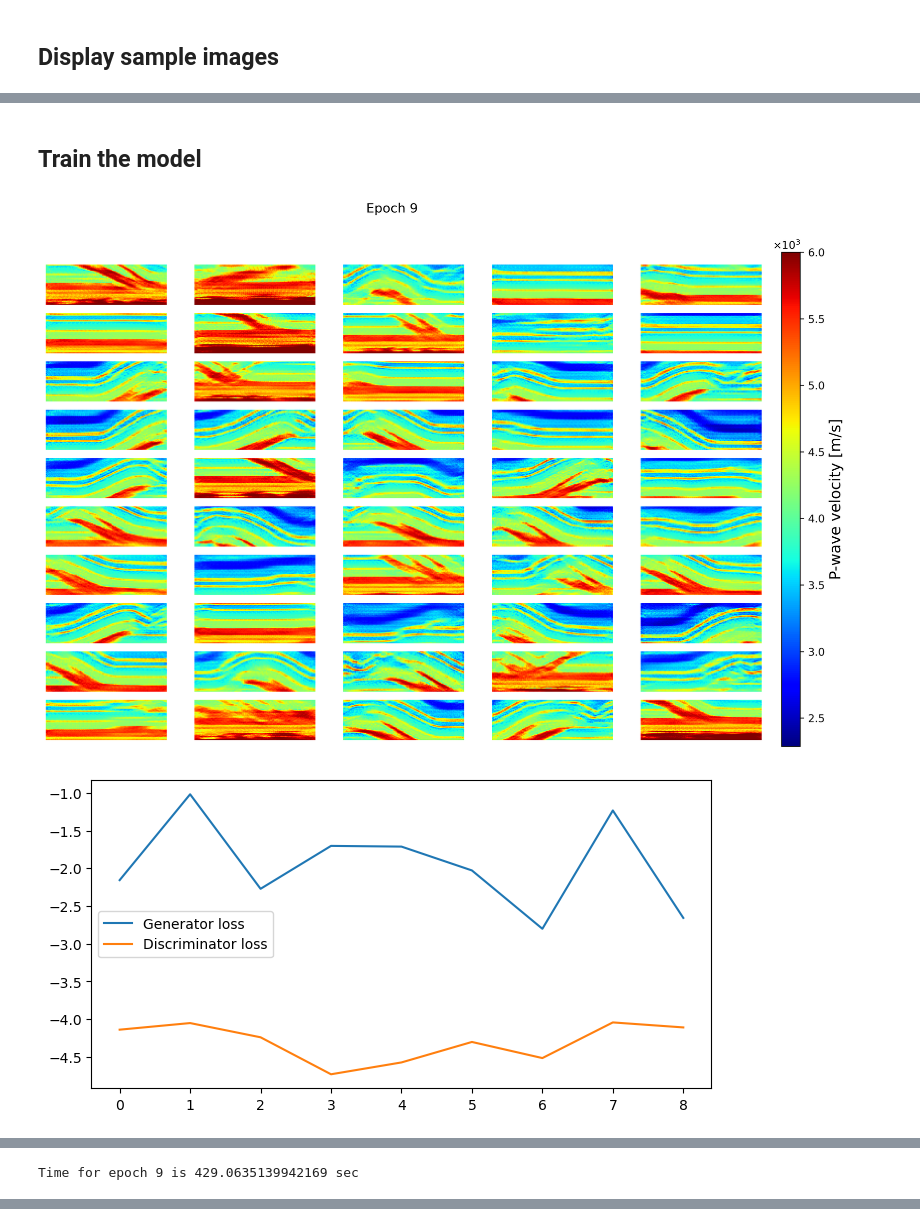
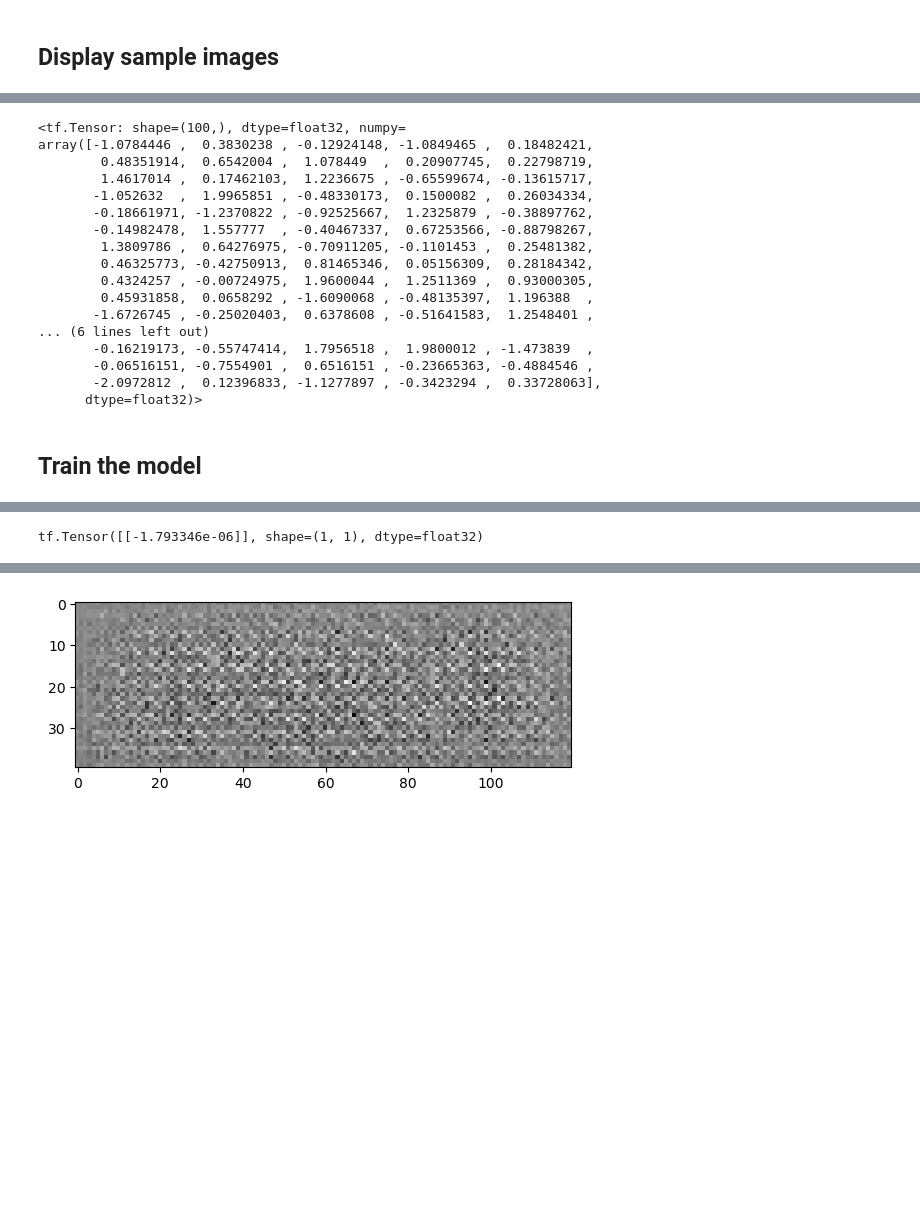
Before and after one commit to medicinely/fwi, a Jupyter notebook: 7_WGAN_GP_new_model.ipynb, the cells around one changed output, grey strips where cells are left out. Saved outputs shown, nothing was run; the diff lists cells and outputs as text; code cells hidden in the pictures; blank space fills up the shorter version.

```diff
--- a/7_WGAN_GP_new_model.ipynb
+++ b/7_WGAN_GP_new_model.ipynb
@@ -424,3 +427,23 @@ plt.show()
+# %%
+seed[9,:]
+# %% [output]
+<tf.Tensor: shape=(100,), dtype=float32, numpy=
+array([-1.0784446 ,  0.3830238 , -0.12924148, -1.0849465 ,  0.18482421,
+        0.48351914,  0.6542004 ,  1.078449  ,  0.20907745,  0.22798719,
+        1.4617014 ,  0.17462103,  1.2236675 , -0.65599674, -0.13615717,
+       -1.052632  ,  1.9965851 , -0.48330173,  0.1500082 ,  0.26034334,
+       -0.18661971, -1.2370822 , -0.92525667,  1.2325879 , -0.38897762,
+       -0.14982478,  1.557777  , -0.40467337,  0.67253566, -0.88798267,
+        1.3809786 ,  0.64276975, -0.70911205, -0.1101453 ,  0.25481382,
+        0.46325773, -0.42750913,  0.81465346,  0.05156309,  0.28184342,
+        0.4324257 , -0.00724975,  1.9600044 ,  1.2511369 ,  0.93000305,
+        0.45931858,  0.0658292 , -1.6090068 , -0.48135397,  1.196388  ,
+       -1.6726745 , -0.25020403,  0.6378608 , -0.51641583,  1.2548401 ,
+... (6 lines left out)
+       -0.16219173, -0.55747414,  1.7956518 ,  1.9800012 , -1.473839  ,
+       -0.06516151, -0.7554901 ,  0.6516151 , -0.23665363, -0.4884546 ,
+       -2.0972812 ,  0.12396833, -1.1277897 , -0.3423294 ,  0.33728063],
+      dtype=float32)>
 # %% [markdown]
 ## Train the model
 # %%
@@ -452,9 +475,7 @@ num_examples_to_generate = 50
 seed = tf.random.normal([num_examples_to_generate, dim_z])
 
 restore = 1
-training = 1
+training = 0
 if restore==True: checkpoint.restore(tf.train.latest_checkpoint(checkpoint_dir))
 if training==True: loss_history = train(train_dataset, EPOCHS)
 # %% [output]
-[figure, old version]
-[figure, removed]
@@ -462 +483 @@ if training==True: loss_history = train(train_dataset, EPOCHS)
-Time for epoch 9 is 429.0635139942169 sec
+tf.Tensor([[-1.793346e-06]], shape=(1, 1), dtype=float32)
@@ -479,0 +484 @@ Time for epoch 9 is 429.0635139942169 sec
+[figure, new version]
```
Also changed, not shown: parts of 10 cells of this notebook.
